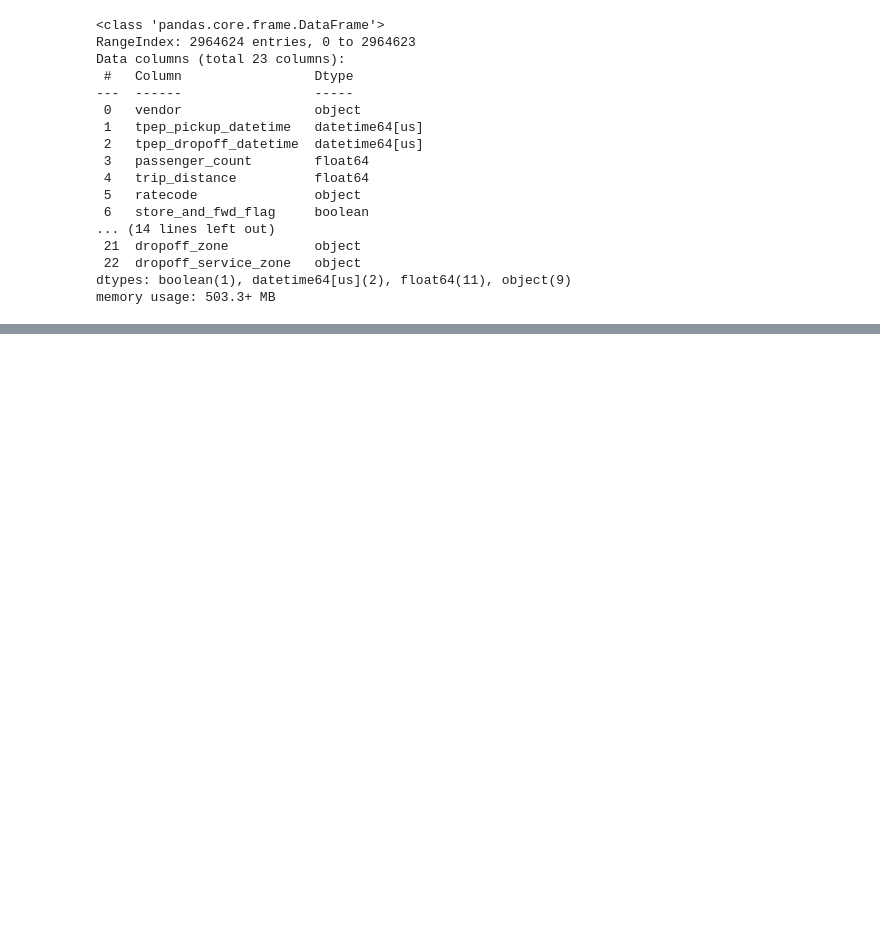
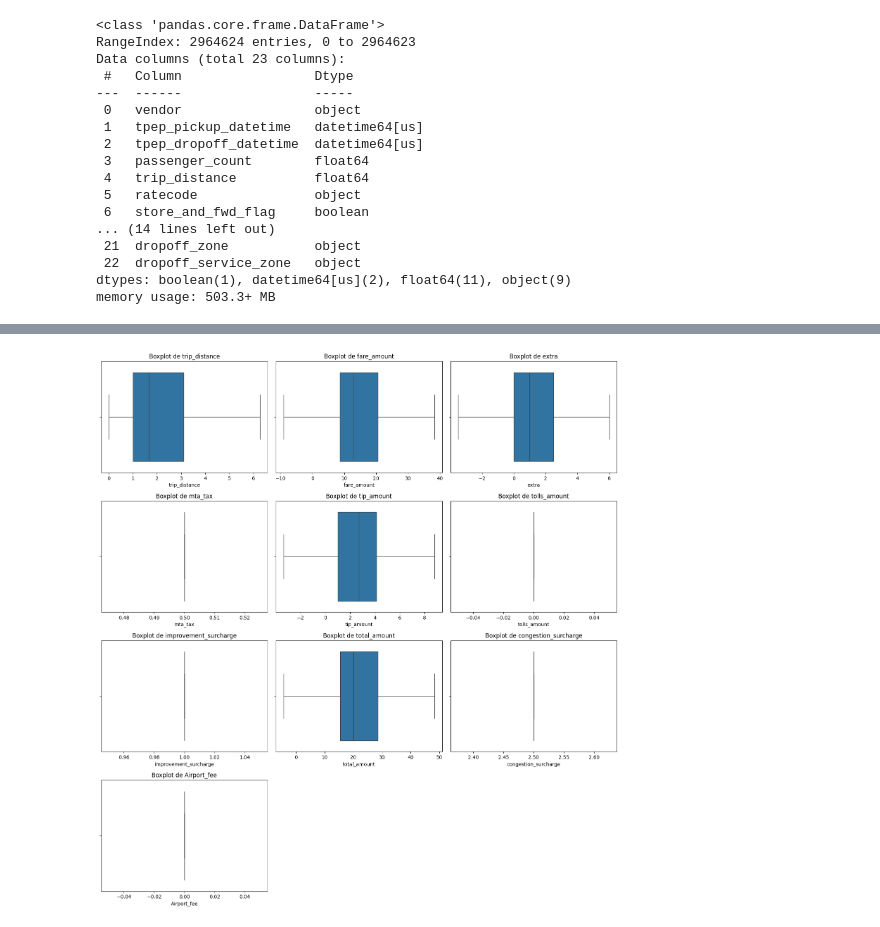
Before and after one commit to gasparrivollier/CEIA_AndD_TP_Grupo2, a Jupyter notebook: notebooks/AndD_tp.ipynb, the cells around one changed output, grey strips where cells are left out. Cells and saved outputs as stored; diff of their text form; code cells hidden in the pictures; blank space fills up the shorter version.

```diff
--- a/notebooks/AndD_tp.ipynb
+++ b/notebooks/AndD_tp.ipynb
@@ -334,0 +364,24 @@ df["passenger_count"] = df["passenger_count"].astype('Int64')
+# %%
+# muchisimos outliers
+# veamos boxplot de variables numéricas
+
+
+numeric_cols = df.select_dtypes(include=['float64']).columns
+
+n_cols = 3
+n_rows = int(np.ceil(len(numeric_cols) / n_cols))
+
+plt.figure(figsize=(5*n_cols, 4*n_rows))
+
+for i, col in enumerate(numeric_cols, 1):
+    plt.subplot(n_rows, n_cols, i)
+
+    # Boxplot para cualquier numérica
+    sns.boxplot(x=df[col].dropna(), orient='h', showfliers=False)
+    plt.title(f"Boxplot de {col}")
+    plt.xlabel(col)
+
+plt.tight_layout()
+plt.show()
+# %% [output]
+[figure, added]
```
Also changed, not shown: parts of 5 cells of this notebook.
